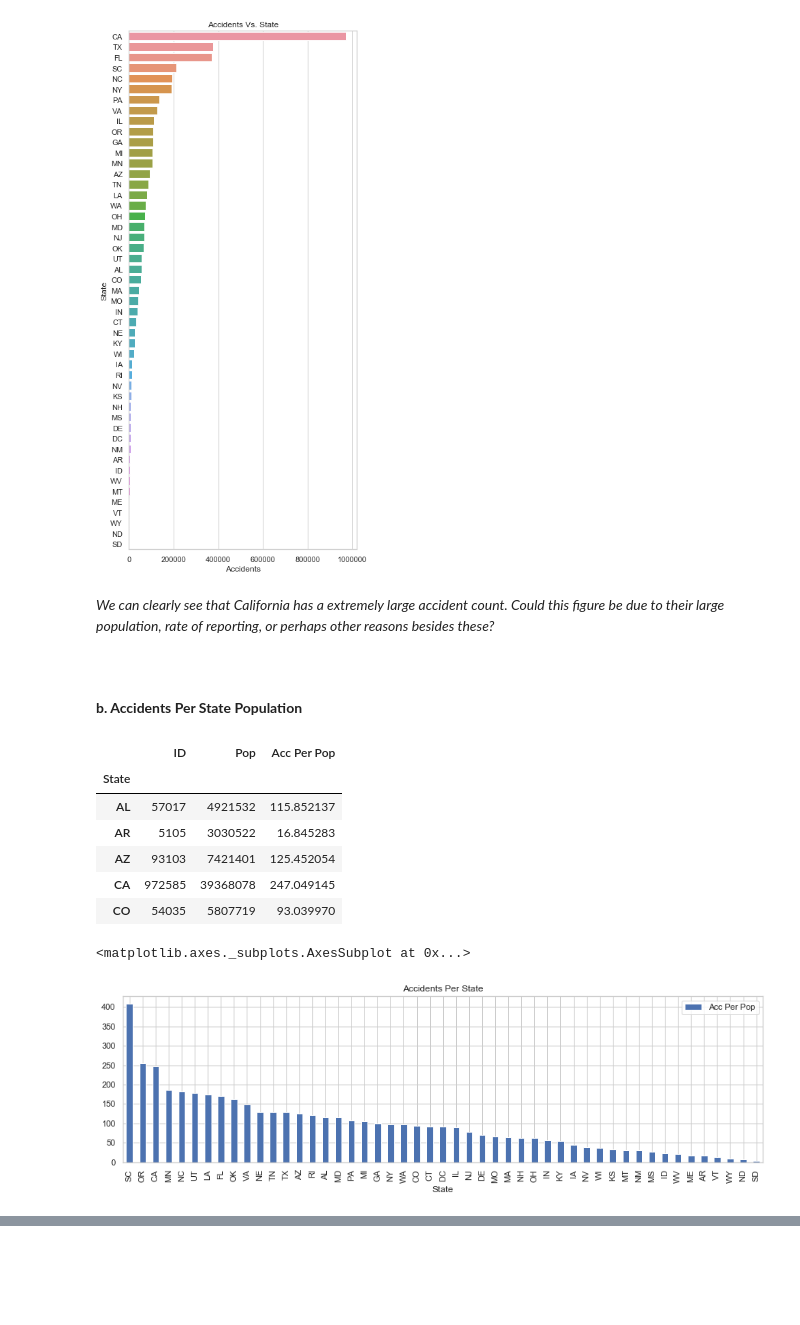
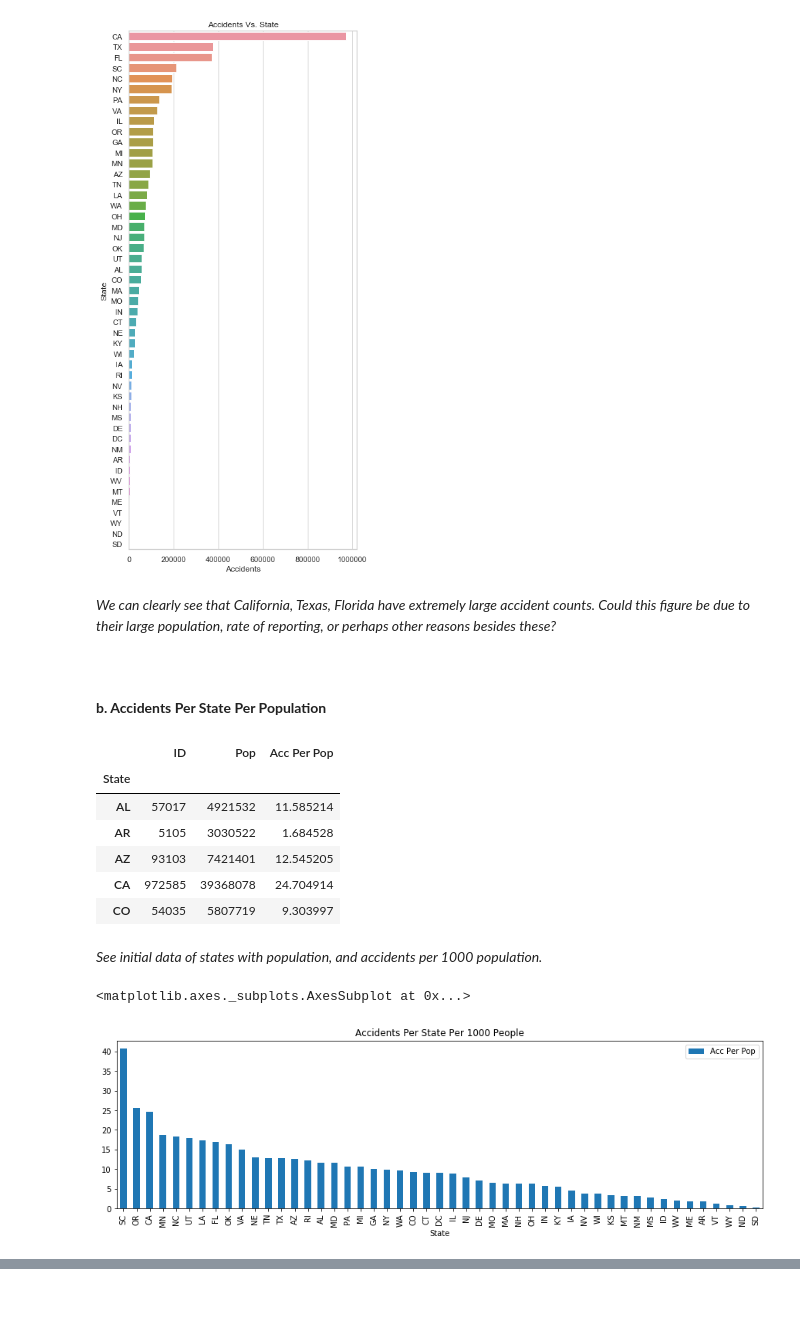
Before and after one commit to jleeboyd/US_Traffic_Accidents, a Jupyter notebook: Boyd_Final_Project.ipynb, the cells around one changed output, grey strips where cells are left out. Drawn from its saved outputs; the diff is of its cells as text; code cells hidden in the pictures; blank space fills up the shorter version.

```diff
--- a/Boyd_Final_Project.ipynb
+++ b/Boyd_Final_Project.ipynb
@@ -116,16 +136,19 @@ axesBarPlot.set(xlabel = 'Accidents', title = "Accidents Vs. State") # Set custo
 [Text(0.5, 0, 'Accidents'), Text(0.5, 1.0, 'Accidents Vs. State')]
 [figure]
 # %% [markdown]
-*We can clearly see that California has a extremely large accident count. Could this figure be due to their large population, rate of reporting, or perhaps other reasons besides these?*
+*We can clearly see that California, Texas, Florida have extremely large accident counts. Could this figure be due to their large population, rate of reporting, or perhaps other reasons besides these?*
 # %% [markdown]
 <br/>
 # %% [markdown]
-**b. Accidents Per State Population**
+**b. Accidents Per State Per Population**
 # %%
 accidents_per_pop = data.groupby('State')[['ID']].count()
 # %%
 # Note: No Alaska or Hawaii. But there is DC
+# https://www.infoplease.com/us/states/state-population-by-rank -source
+# Uses 2020 population data.
 test = pd.DataFrame({'AL': [4921532], 'AR': [3030522], 'AZ': [7421401], 'CA': [39368078], 'CO': [5807719], 'CT': [3557006], 'DC': [712816], 'DE': [986809], 'FL': [21733312], 'GA': [10710017], 'IA': [3163561], 'ID': [1826913], 'IL': [12587530], 'IN': [6754953], 'KS': [2913805], 'KY': [4477251], 'LA': [4645318], 'MA': [6893574], 'MD': [6055802], 'ME': [1350141], 'MI': [9966555], 'MN': [5657342], 'MO': [6151548], 'MS': [2966786], 'MT': [1080577], 'NC': [10600823], 'ND': [765309], 'NE': [1937552], 'NH': [1366275], 'NJ': [8882371], 'NM': [2106319], 'NV': [3138259], 'NY': [19336776], 'OH': [11693217], 'OK': [3980783], 'OR': [4241507], 'PA': [12783254], 'RI': [1057125], 'SC': [5218040], 'SD': [892717], 'TN': [6886834], 'TX': [29360759], 'UT': [3249879], 'VA': [8590563], 'VT': [623347], 'WA': [7693612], 'WI': [5832655], 'WV': [1784787], 'WY': [582328]})
+
 # As list
 # test = [4921532, 3030522,7421401,39368078,5807719,3557006,712816,986809,21733312,10710017,3163561,1826913,12587530,6754953,2913805,4477251,4645318,6893574,6055802,1350141,9966555,5657342,6151548,2966786,1080577,10600823,765309,1937552,1366275,8882371,2106319,3138259,19336776,11693217,3980783,4241507,12783254,1057125,5218040,892717,6886834,29360759,3249879,8590563,623347,7693612,5832655,1784787,582328]
 
@@ -135,20 +158,21 @@ tester = test.T
 # Append population data
 accidents_per_pop['Pop'] = tester
 
-accidents_per_pop['Acc Per Pop'] = accidents_per_pop['ID'] / accidents_per_pop['Pop'] * 10000
+accidents_per_pop['Acc Per Pop'] = accidents_per_pop['ID'] / accidents_per_pop['Pop'] * 1000
 accidents_per_pop.head()
 # %% [output]
 |  | ID | Pop | Acc Per Pop |
 | State |  |  |  |
-| AL | 57017 | 4921532 | 115.852137 |
-| AR | 5105 | 3030522 | 16.845283 |
-| AZ | 93103 | 7421401 | 125.452054 |
-| CA | 972585 | 39368078 | 247.049145 |
-| CO | 54035 | 5807719 | 93.039970 |
+| AL | 57017 | 4921532 | 11.585214 |
+| AR | 5105 | 3030522 | 1.684528 |
+| AZ | 93103 | 7421401 | 12.545205 |
+| CA | 972585 | 39368078 | 24.704914 |
+| CO | 54035 | 5807719 | 9.303997 |
+# %% [markdown]
+*See initial data of states with population, and accidents per 1000 population.*
 # %%
-# dataGroup.sort_values(by = "Acc Per Pop", ascending = False)
 accidents_per_pop = accidents_per_pop.sort_values(by = "Acc Per Pop", ascending = False)
-accidents_per_pop[['Acc Per Pop']].plot.bar(title = 'Accidents Per State', figsize = (15,4))
+accidents_per_pop[['Acc Per Pop']].plot.bar(title = 'Accidents Per State Per 1000 People', figsize = (15,4))
 # %% [output]
 <matplotlib.axes._subplots.AxesSubplot at 0x...>
-[figure, old version]
+[figure, new version]
```
Also changed, not shown: parts of 74 cells of this notebook.
